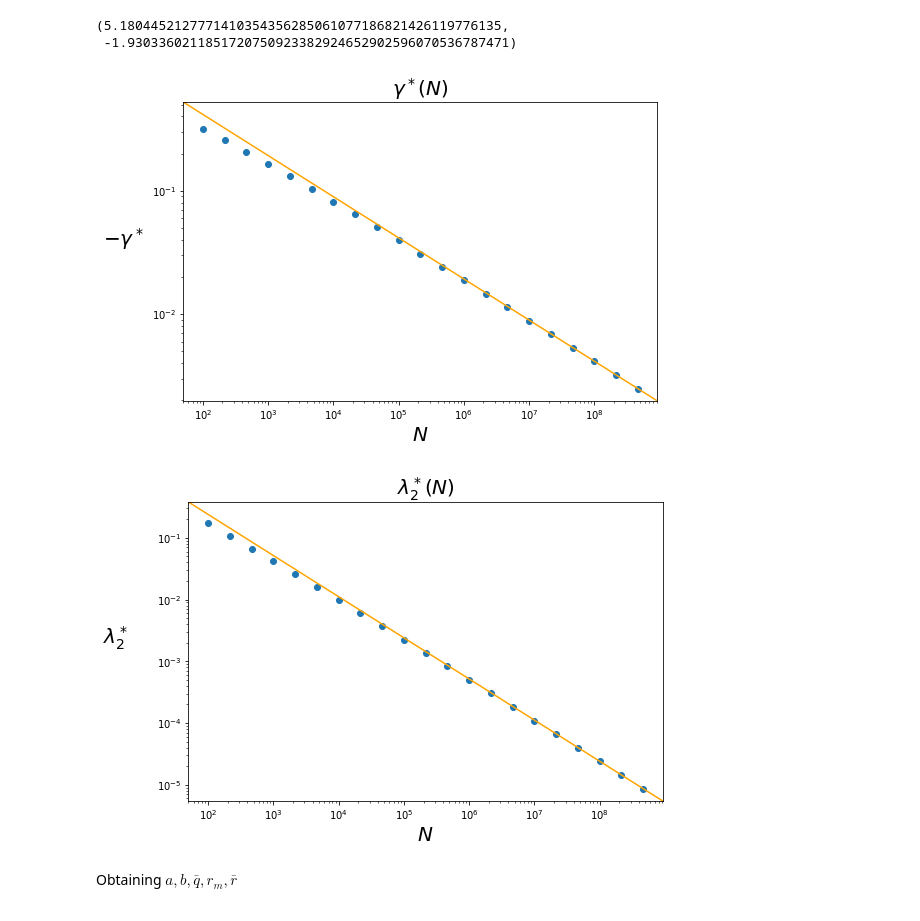
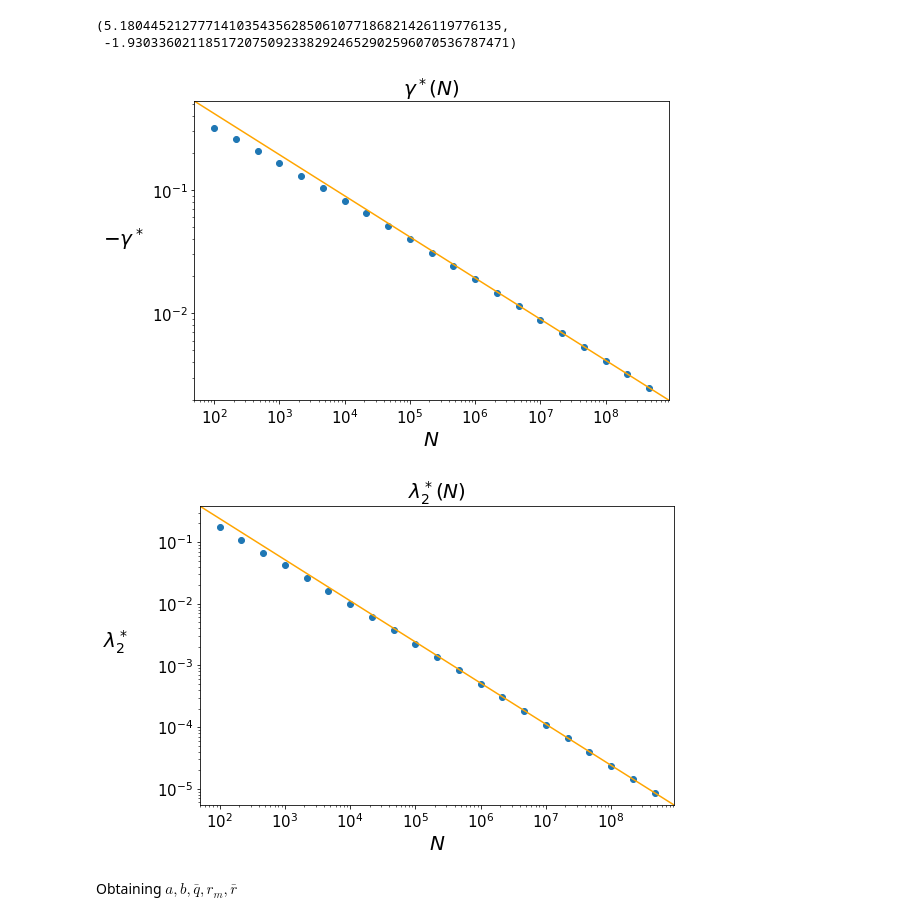
Before and after one commit to PessoaP/IGQG, a Jupyter notebook: Minimum of c_v derivative.ipynb, the cells around one changed output. Saved outputs shown, nothing was run; the diff lists cells and outputs as text; code cells hidden in the pictures.

```diff
--- a/Minimum of c_v derivative.ipynb
+++ b/Minimum of c_v derivative.ipynb
@@ -81,27 +81,29 @@ barl2,barg
 # %%
 xaxis = np.array([ns[0]/2]+ns+[2*ns[-1]]).astype(float)
 
 fig,ax = plt.subplots(figsize=(8.5,5.5))
 
 xpredict = barg*xaxis**(-1/3)
 
 ax.scatter(ns,-x.astype(np.float64))
 ax.plot(xaxis,-xpredict,color='orange')
 ax.set_yscale('log')
 ax.set_xscale('log')
 
 ax.set_xlabel(r'$N$',size=20)
 ax.set_ylabel(r'$-\gamma^*$        ',size=20,rotation=0)
 
 ax.set_xlim(float(xaxis[0]), float(xaxis[-1]))
 ax.set_ylim(float(-xpredict[-1]), float(-xpredict[0]))
+ax.tick_params(axis='both', which='major', labelsize=15)
 
+plt.savefig('scaling_g.png'.format(eta), bbox_inches = "tight",dpi=600)
 ax.set_title(r'$\gamma^*(N)$'.format(eta), fontsize=20)
-plt.savefig('scaling_g.png'.format(eta), bbox_inches = "tight",dpi=600)
+
 
 plt.show()
 # %% [output]
-[figure, old version]
+[figure, new version]
 # %%
 fig,ax = plt.subplots(figsize=(8.5,5.5))
 
@@ -117,13 +119,15 @@ ax.set_ylabel(r'$\lambda_2^*$            ',size=20,rotation=0)
 
 ax.set_xlim(float(xaxis[0]), float(xaxis[-1]))
 ax.set_ylim(float(ypredict[-1]), float(ypredict[0]))
+ax.tick_params(axis='both', which='major', labelsize=15)
 
+plt.savefig('scaling_l2.png'.format(eta), bbox_inches = "tight",dpi=600)
 ax.set_title(r'$\lambda_2^*(N)$'.format(eta), fontsize=20)
-plt.savefig('scaling_l2.png'.format(eta), bbox_inches = "tight",dpi=600)
+
 
 plt.show()
 # %% [output]
-[figure, old version]
+[figure, new version]
 # %% [markdown]
 Obtaining $a,b,\bar{q},r_m,\bar{r}$
 # %%
```
Also changed, not shown: parts of 1 cell of this notebook, 2 other files.
